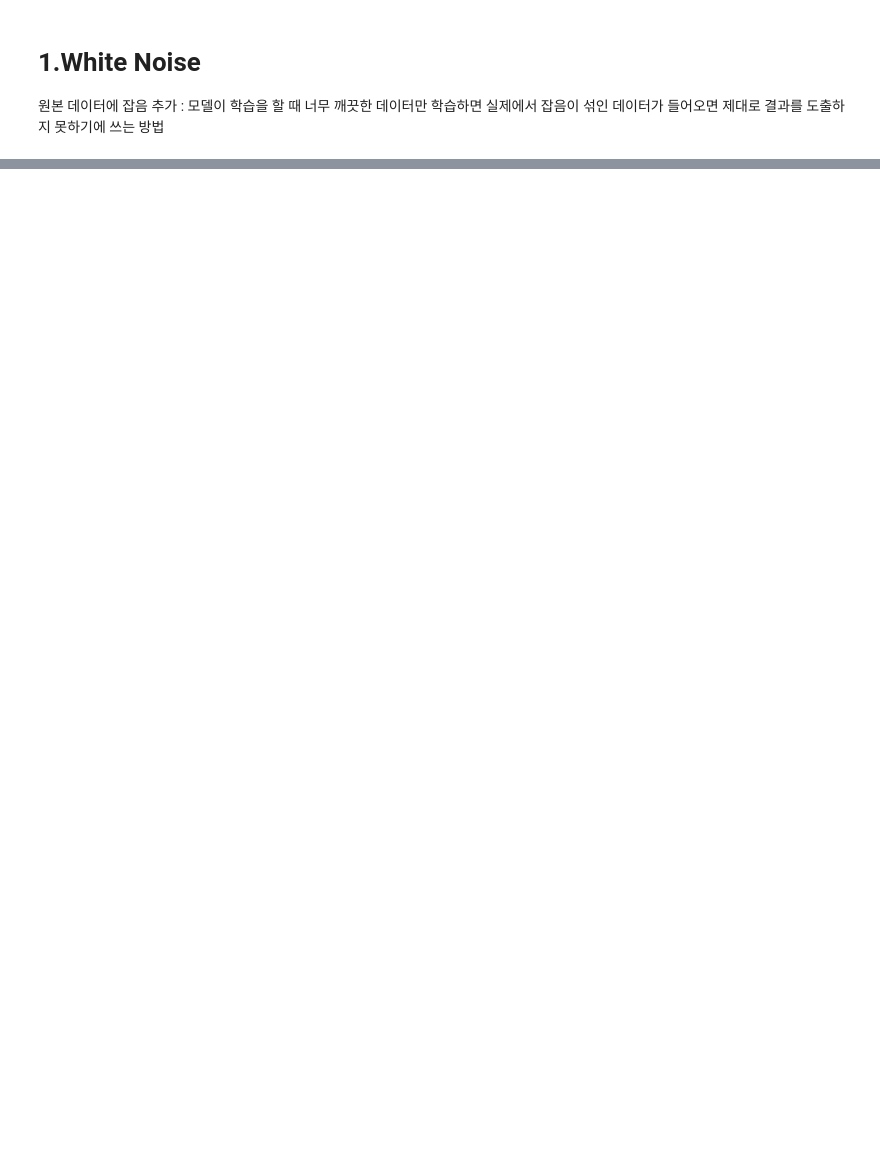
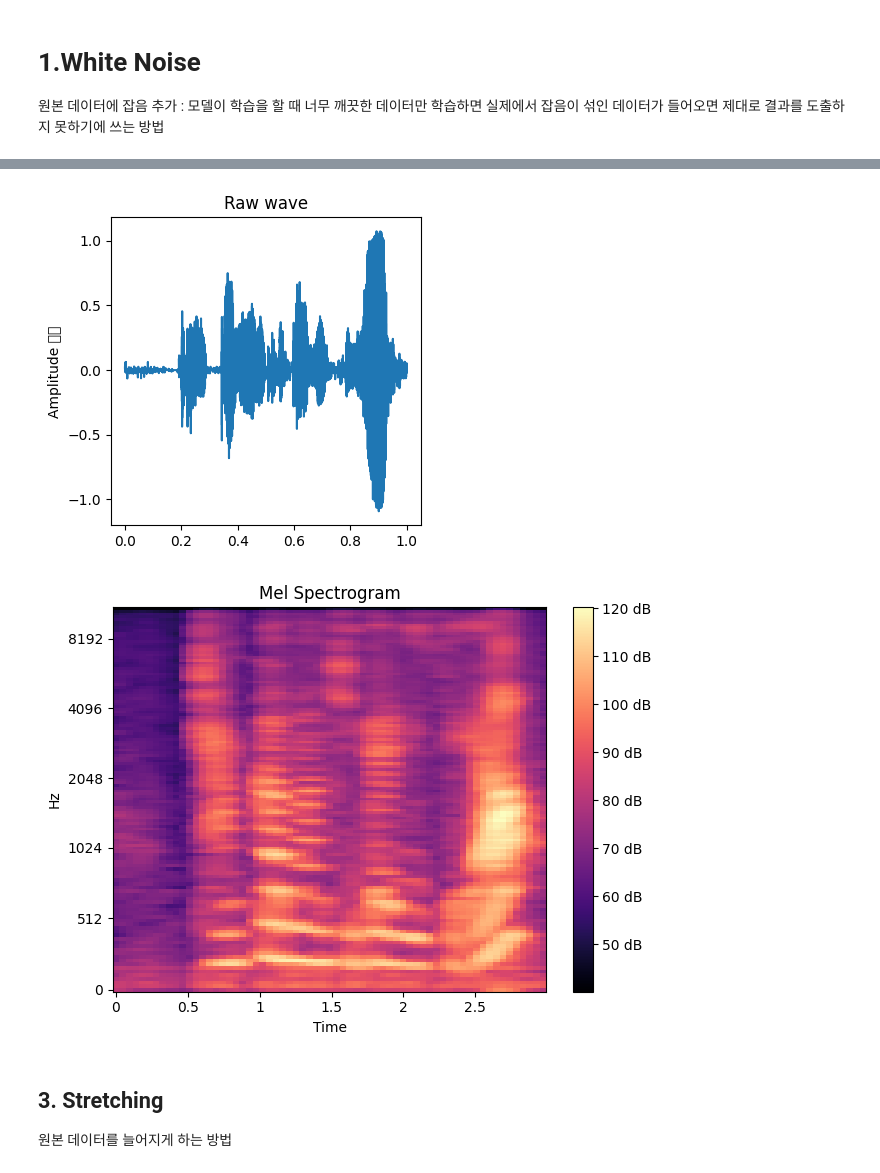
Before and after one commit to wonjunchoi-arc/speech, a Jupyter notebook: Augmentation.ipynb, the cells around one changed output, grey strips where cells are left out. Cells and saved outputs as stored; diff of their text form; code cells hidden in the pictures; blank space fills up the shorter version.

```diff
--- a/Augmentation.ipynb
+++ b/Augmentation.ipynb
@@ -59,0 +89,22 @@ idp.Audio(data=data, rate=rate)
+# %%
+def shifting_sound(data, sr = 22050, roll_rate = 0.1):
+    data_roll = np.roll(data, int(len(data)*roll_rate))
+    # shifting 예
+    #[1,2,3,4] -> [4,1,2,3,]으로 만드는 과정
+
+    plot_time_series(data_roll)
+    sf.write('./'+'shifting_wait.wav', data_roll,sr)
+
+    return data_roll
+# %%
+shifting_sound(wdata,wrate)
+
+data , rate =librosa.load('shifting_wait.wav')
+idp.Audio(data=data, rate=rate)
+my_mel_spectogram(data, rate)
+# %% [output]
+[figure, added]
+[figure, added]
+# %% [markdown]
+## 3. Stretching
+원본 데이터를 늘어지게 하는 방법
```
Also changed, not shown: parts of 13 cells of this notebook, 2 other files.
